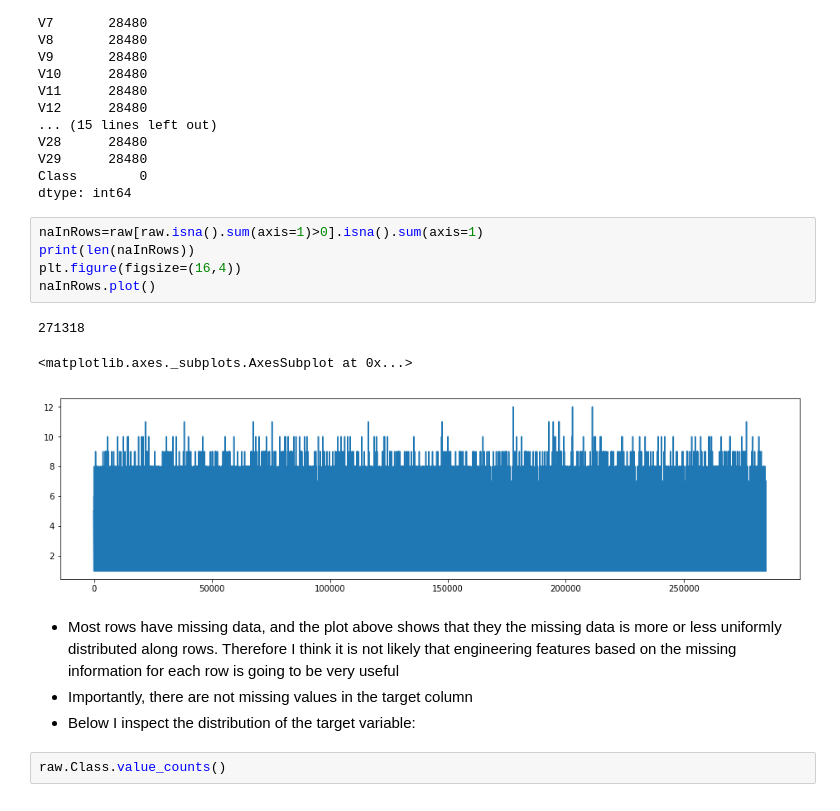
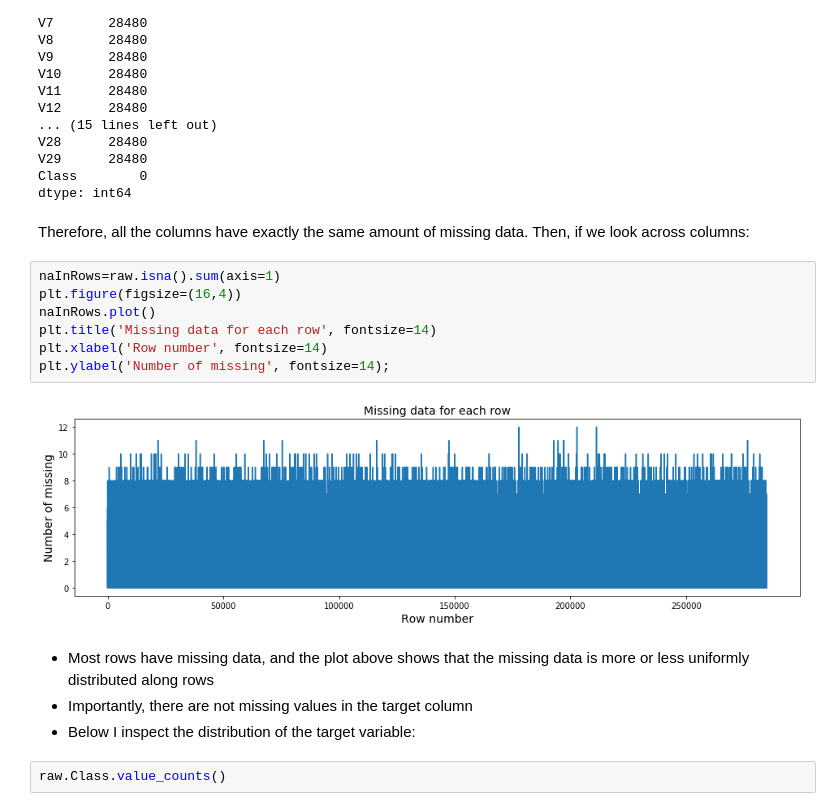
Before and after one commit to leoEspin/CHDI, a Jupyter notebook: CHDI dataset.ipynb, the cells around one changed output. Cells and saved outputs as stored; diff of their text form.

```diff
--- a/CHDI dataset.ipynb
+++ b/CHDI dataset.ipynb
@@ -67,17 +84,19 @@ V28      28480
 V29      28480
 Class        0
 dtype: int64
+# %% [markdown]
+Therefore, all the columns have exactly the same amount of missing data. Then, if we look across columns:
 # %%
-naInRows=raw[raw.isna().sum(axis=1)>0].isna().sum(axis=1)
-print(len(naInRows))
+naInRows=raw.isna().sum(axis=1)
 plt.figure(figsize=(16,4))
 naInRows.plot()
+plt.title('Missing data for each row', fontsize=14)
+plt.xlabel('Row number', fontsize=14)
+plt.ylabel('Number of missing', fontsize=14);
 # %% [output]
-271318
-<matplotlib.axes._subplots.AxesSubplot at 0x...>
-[figure, old version]
+[figure, new version]
 # %% [markdown]
-* Most rows have missing data, and the plot above shows that they the missing data is more or less uniformly distributed along rows. Therefore I think it is not likely that engineering features based on the missing information for each row is going to be very useful
+* Most rows have missing data, and the plot above shows that the missing data is more or less uniformly distributed along rows
 * Importantly, there are not missing values in the target column
 * Below I inspect the distribution of the target variable:
 # %%
```
Also changed, not shown: parts of 18 cells of this notebook.
